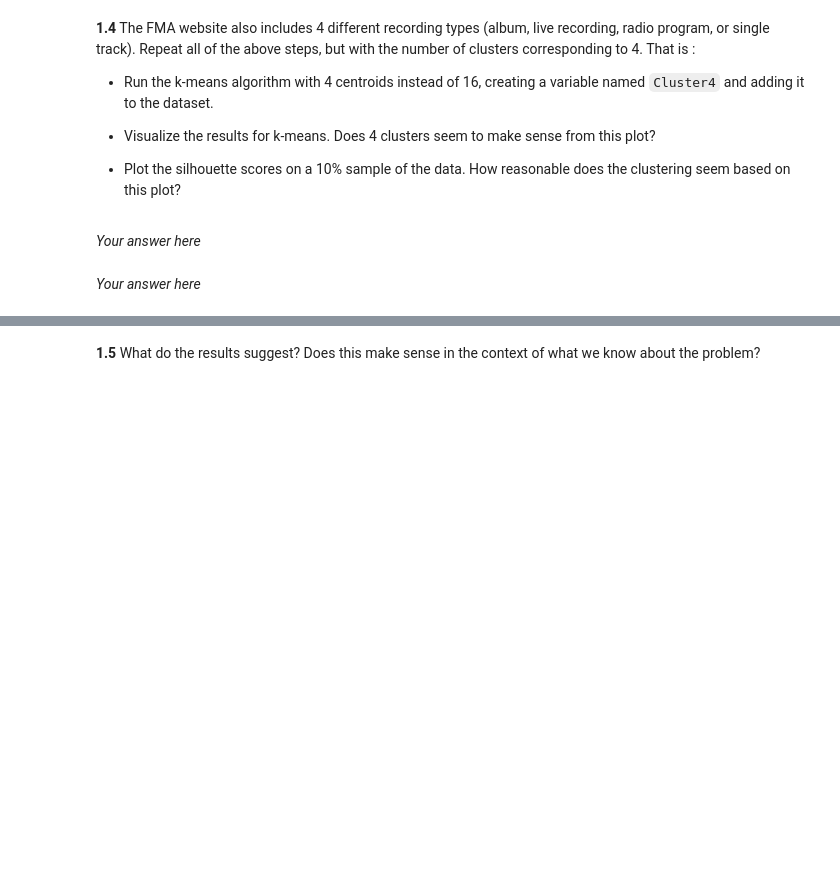
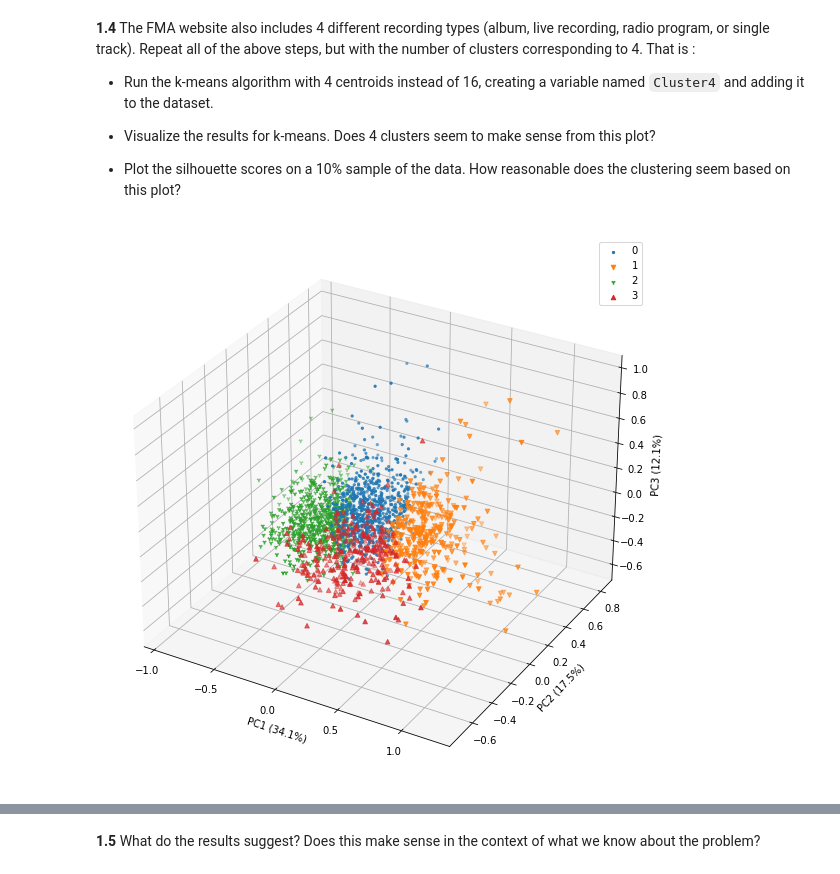
Before and after one commit to DavidAssaraf106/2021-CS109B, a Jupyter notebook: content/HW/HW2/CS109b_HW2.ipynb, the cells around one changed output, grey strips where cells are left out. Saved outputs shown, nothing was run; the diff lists cells and outputs as text; code cells hidden in the pictures; blank space fills up the shorter version.

```diff
--- a/content/HW/HW2/CS109b_HW2.ipynb
+++ b/content/HW/HW2/CS109b_HW2.ipynb
@@ -285,2 +387,0 @@ def silplot(X, cluster_labels, clusterer, pointlabels=None):
-# %% [markdown]
-*Your answer here*
@@ -289,2 +388,8 @@ def silplot(X, cluster_labels, clusterer, pointlabels=None):
-# %% [markdown]
-*Your answer here*
+# %%
+# your code here
+kmeans = KMeans(n_clusters=4, n_init=46, random_state=109).fit(scaled_data.iloc[:, :-1])
+scaled_data['Cluster4'] = kmeans.labels_
+scaled_data.head()
+plot_clusters(scaled_data, 'Cluster4')
+# %% [output]
+[figure, added]
```
Also changed, not shown: parts of 52 cells of this notebook, 1 other file.
